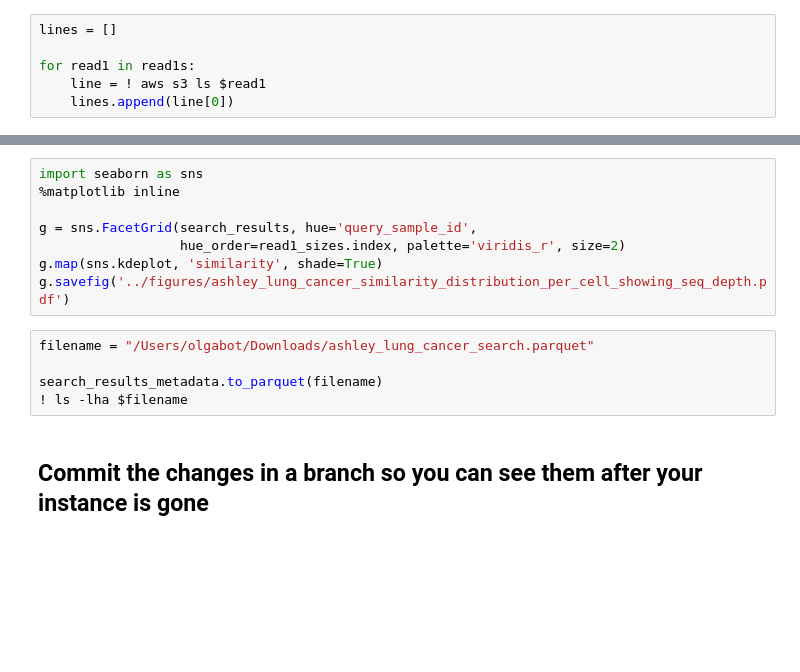
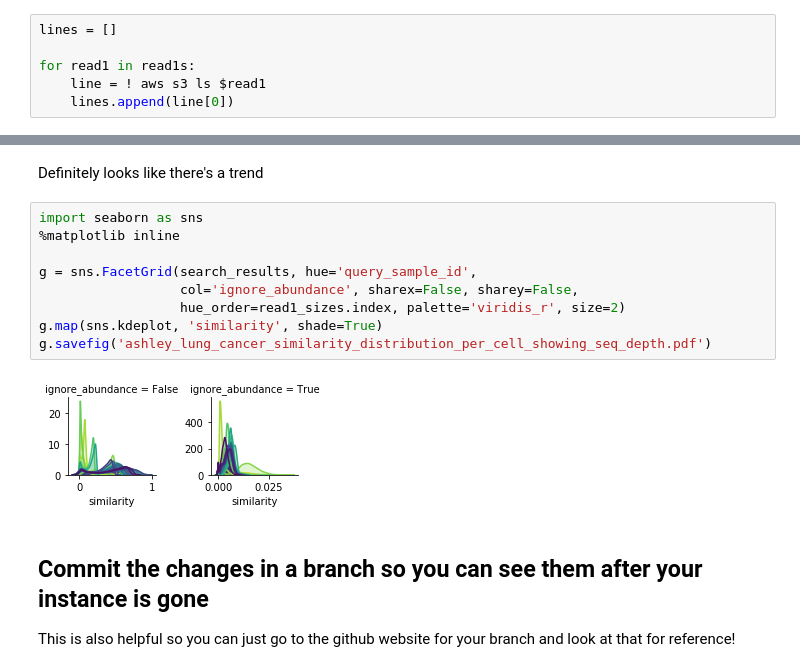
Before and after one commit to carly-cheung/cupcakes, a Jupyter notebook: 2018/olgas_bioinformagician_tricks/002_how_to_be_a_bioinformagician_part02.ipynb, the cells around one changed output, grey strips where cells are left out. Drawn from its saved outputs; the diff is of its cells as text; blank space fills up the shorter version.

```diff
--- a/2018/olgas_bioinformagician_tricks/002_how_to_be_a_bioinformagician_part02.ipynb
+++ b/2018/olgas_bioinformagician_tricks/002_how_to_be_a_bioinformagician_part02.ipynb
@@ -825,15 +1209,17 @@ sns.pointplot(x='query_sample_id', y='similarity',
+# %% [markdown]
+Definitely looks like there's a trend
 # %%
 import seaborn as sns
 %matplotlib inline
 
 g = sns.FacetGrid(search_results, hue='query_sample_id',
+                  col='ignore_abundance', sharex=False, sharey=False,
                   hue_order=read1_sizes.index, palette='viridis_r', size=2)
 g.map(sns.kdeplot, 'similarity', shade=True)
-g.savefig('../figures/ashley_lung_cancer_similarity_distribution_per_cell_showing_seq_depth.pdf')
+g.savefig('ashley_lung_cancer_similarity_distribution_per_cell_showing_seq_depth.pdf')
+# %% [output]
+[figure, added]
-# %%
-filename = "/Users/olgabot/Downloads/ashley_lung_cancer_search.parquet"
-
-search_results_metadata.to_parquet(filename)
-! ls -lha $filename
 # %% [markdown]
 ## Commit the changes in a branch so you can see them after your instance is gone
+
+This is also helpful so you can just go to the github website for your branch and look at that for reference!
```
Also changed, not shown: parts of 67 cells of this notebook.
